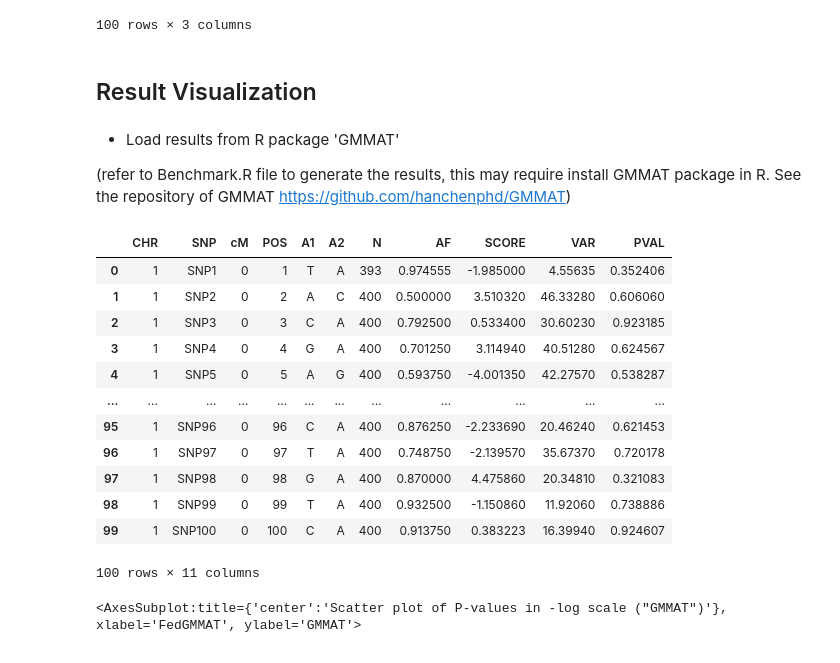
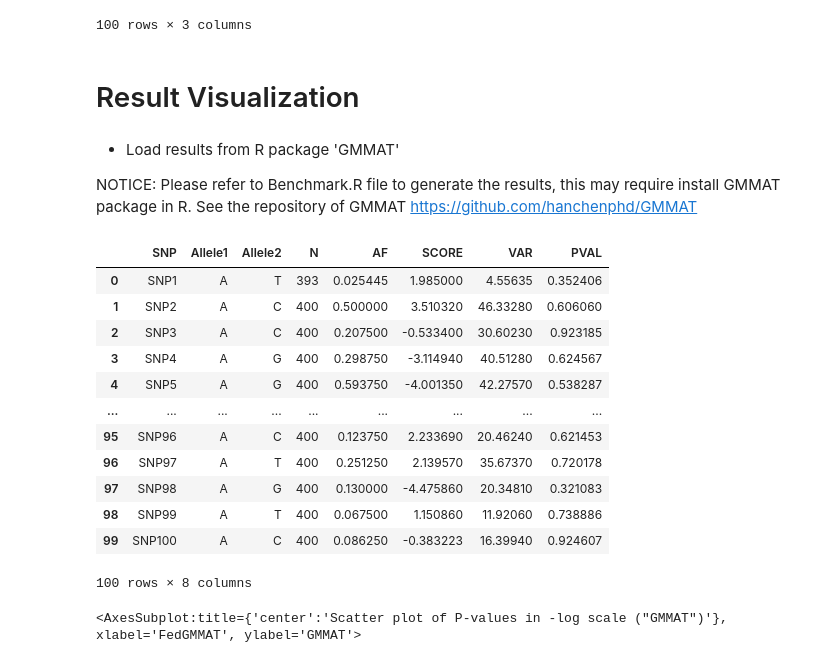
Before and after one commit to Li-Wentao/FedGMMAT, a Jupyter notebook: FedGMMAT tutorial.ipynb, the cells around one changed output. Drawn from its saved outputs; the diff is of its cells as text; code cells hidden in the pictures.

```diff
--- a/FedGMMAT tutorial.ipynb
+++ b/FedGMMAT tutorial.ipynb
@@ -75,28 +75,28 @@ df_test
 | SNP100 | -0.383223 | 16.399351 | 0.924607 |
 100 rows × 3 columns
 # %% [markdown]
-## Result Visualization
+# Result Visualization
-# %% [markdown]
-- Load results from R package 'GMMAT'
-
-(refer to Benchmark.R file to generate the results, this may require install GMMAT package in R. See the repository of GMMAT https://github.com/hanchenphd/GMMAT)
+# %% [markdown]
+- Load results from R package 'GMMAT'
+
+NOTICE: Please refer to Benchmark.R file to generate the results, this may require install GMMAT package in R. See the repository of GMMAT https://github.com/hanchenphd/GMMAT
 # %%
-df_r = pd.read_table('glmm.score.bed.testoutfile.txt')
+df_r = pd.read_table('glmm.score.text.testoutfile.txt')
 df_r
 # %% [output]
-|  | CHR | SNP | cM | POS | A1 | A2 | N | AF | SCORE | VAR | PVAL |
-| 0 | 1 | SNP1 | 0 | 1 | T | A | 393 | 0.974555 | -1.985000 | 4.55635 | 0.352406 |
-| 1 | 1 | SNP2 | 0 | 2 | A | C | 400 | 0.500000 | 3.510320 | 46.33280 | 0.606060 |
-| 2 | 1 | SNP3 | 0 | 3 | C | A | 400 | 0.792500 | 0.533400 | 30.60230 | 0.923185 |
-| 3 | 1 | SNP4 | 0 | 4 | G | A | 400 | 0.701250 | 3.114940 | 40.51280 | 0.624567 |
-| 4 | 1 | SNP5 | 0 | 5 | A | G | 400 | 0.593750 | -4.001350 | 42.27570 | 0.538287 |
-| ... | ... | ... | ... | ... | ... | ... | ... | ... | ... | ... | ... |
-| 95 | 1 | SNP96 | 0 | 96 | C | A | 400 | 0.876250 | -2.233690 | 20.46240 | 0.621453 |
-| 96 | 1 | SNP97 | 0 | 97 | T | A | 400 | 0.748750 | -2.139570 | 35.67370 | 0.720178 |
-| 97 | 1 | SNP98 | 0 | 98 | G | A | 400 | 0.870000 | 4.475860 | 20.34810 | 0.321083 |
-| 98 | 1 | SNP99 | 0 | 99 | T | A | 400 | 0.932500 | -1.150860 | 11.92060 | 0.738886 |
-| 99 | 1 | SNP100 | 0 | 100 | C | A | 400 | 0.913750 | 0.383223 | 16.39940 | 0.924607 |
+|  | SNP | Allele1 | Allele2 | N | AF | SCORE | VAR | PVAL |
+| 0 | SNP1 | A | T | 393 | 0.025445 | 1.985000 | 4.55635 | 0.352406 |
+| 1 | SNP2 | A | C | 400 | 0.500000 | 3.510320 | 46.33280 | 0.606060 |
+| 2 | SNP3 | A | C | 400 | 0.207500 | -0.533400 | 30.60230 | 0.923185 |
+| 3 | SNP4 | A | G | 400 | 0.298750 | -3.114940 | 40.51280 | 0.624567 |
+| 4 | SNP5 | A | G | 400 | 0.593750 | -4.001350 | 42.27570 | 0.538287 |
+| ... | ... | ... | ... | ... | ... | ... | ... | ... |
+| 95 | SNP96 | A | C | 400 | 0.123750 | 2.233690 | 20.46240 | 0.621453 |
+| 96 | SNP97 | A | T | 400 | 0.251250 | 2.139570 | 35.67370 | 0.720178 |
+| 97 | SNP98 | A | G | 400 | 0.130000 | -4.475860 | 20.34810 | 0.321083 |
+| 98 | SNP99 | A | T | 400 | 0.067500 | 1.150860 | 11.92060 | 0.738886 |
+| 99 | SNP100 | A | C | 400 | 0.086250 | -0.383223 | 16.39940 | 0.924607 |
-100 rows × 11 columns
+100 rows × 8 columns
 # %%
 import seaborn as sns
 import numpy as np
```
Also changed, not shown: parts of 5 cells of this notebook, 1 other file.
